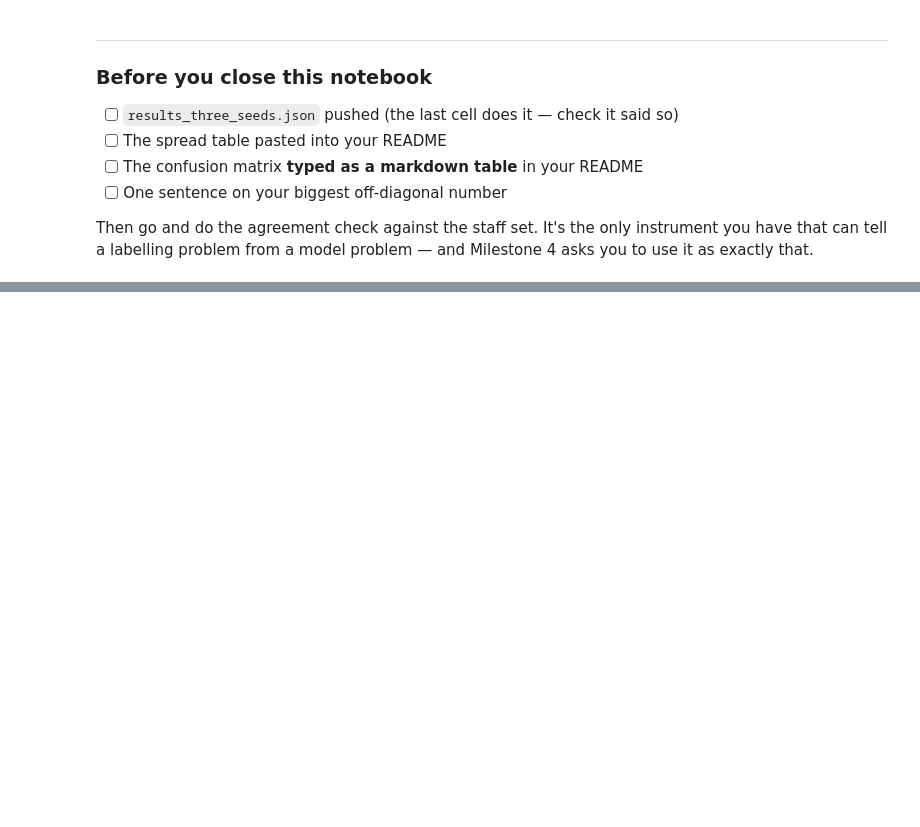
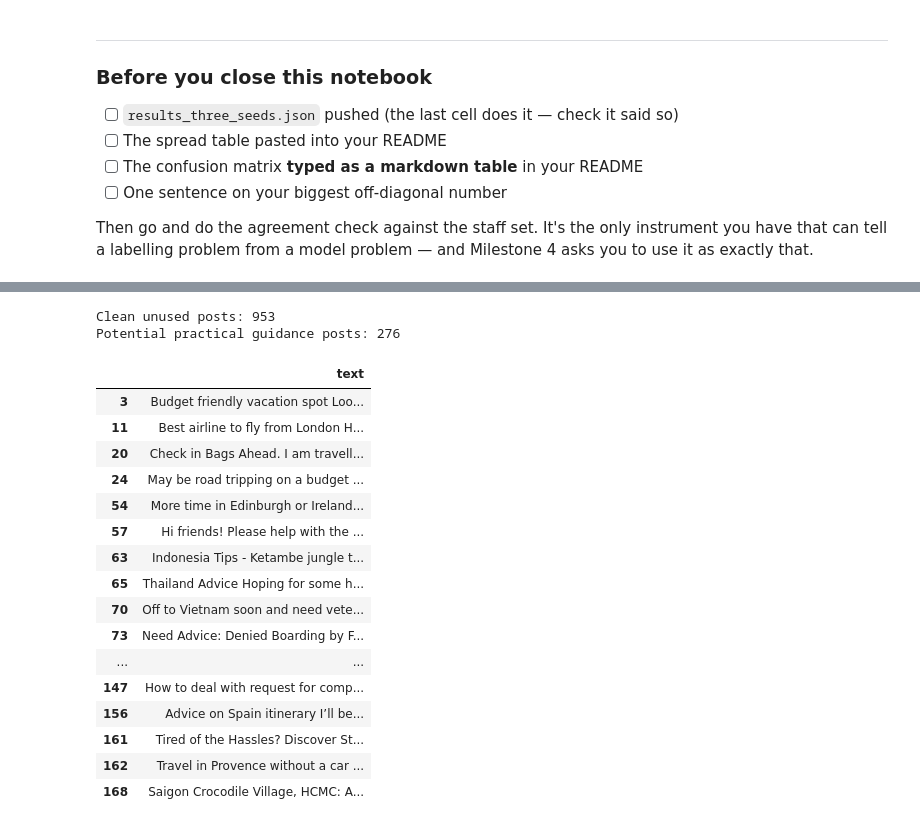
Before and after one commit to kimmoneb/ai201-project3-takemeter-starter-v2026, a Jupyter notebook: takemeter.ipynb, the cells around one changed output, grey strips where cells are left out. Saved outputs shown, nothing was run; the diff lists cells and outputs as text; code cells hidden in the pictures; blank space fills up the shorter version.

```diff
--- a/takemeter.ipynb
+++ b/takemeter.ipynb
@@ -896,0 +977,50 @@ and Milestone 4 asks you to use it as exactly that.
+# %%
+# Remove deleted or removed posts
+clean_unused = unused[
+    ~unused["text"].str.contains(
+        r"\[removed\]|\[deleted\]",
+        case=False,
+        na=False
+    )
+].copy()
+
+# Look for posts that might provide practical guidance
+keywords = (
+    r"\b(tips|recommend|recommendation|guide|"
+    r"advice|how to|things to know|"
+    r"what I learned|lessons learned|"
+    r"avoid|budget|itinerary)\b"
+)
+
+candidates = clean_unused[
+    clean_unused["text"].str.contains(
+        keywords,
+        case=False,
+        na=False
+    )
+].copy()
+
+print("Clean unused posts:", len(clean_unused))
+print("Potential practical guidance posts:", len(candidates))
+
+display(candidates[["text"]].head(20))
+# %% [output]
+Clean unused posts: 953
+Potential practical guidance posts: 276
+|  | text |
+| 3 | Budget friendly vacation spot Loo... |
+| 11 | Best airline to fly from London H... |
+| 20 | Check in Bags Ahead. I am travell... |
+| 24 | May be road tripping on a budget ... |
+| 54 | More time in Edinburgh or Ireland... |
+| 57 | Hi friends! Please help with the ... |
+| 63 | Indonesia Tips - Ketambe jungle t... |
+| 65 | Thailand Advice Hoping for some h... |
+| 70 | Off to Vietnam soon and need vete... |
+| 73 | Need Advice: Denied Boarding by F... |
+| ... | ... |
+| 147 | How to deal with request for comp... |
+| 156 | Advice on Spain itinerary I’ll be... |
+| 161 | Tired of the Hassles? Discover St... |
+| 162 | Travel in Provence without a car ... |
+| 168 | Saigon Crocodile Village, HCMC: A... |
```
Also changed, not shown: parts of 11 cells of this notebook, 2 other files.
